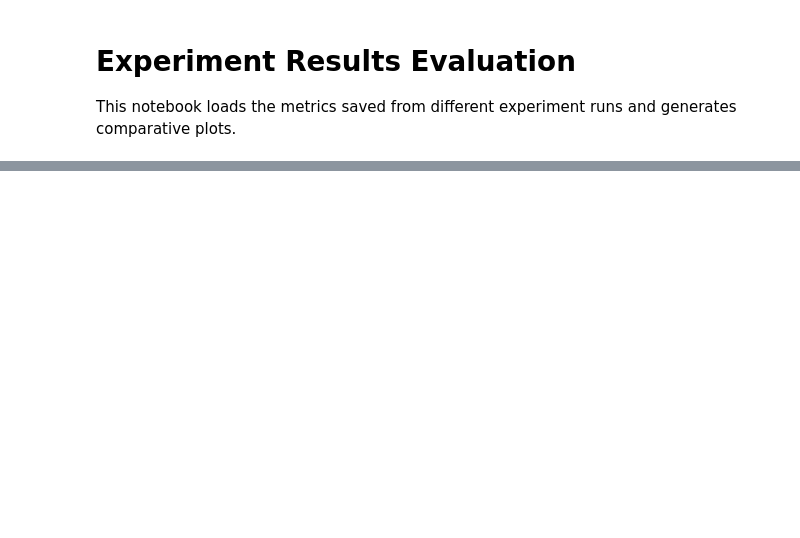
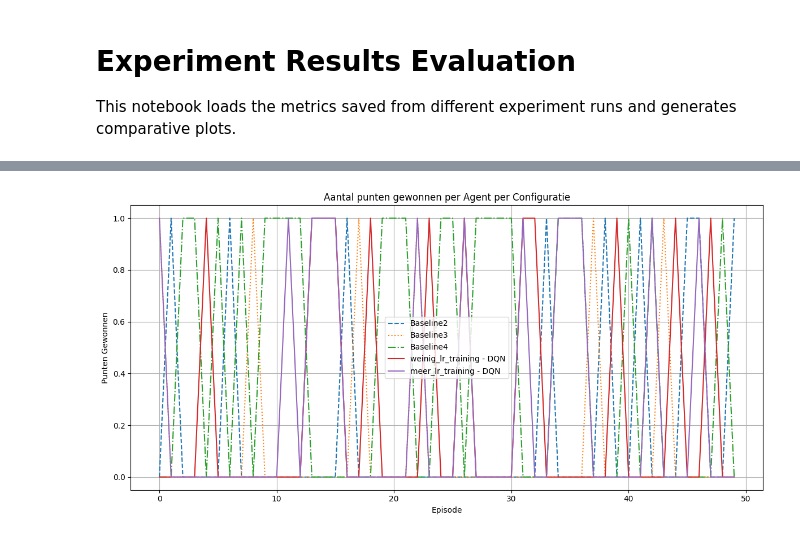
Before and after one commit to markolie20/autonomous_3, a Jupyter notebook: notebooks/evaluation_notebook.ipynb, the cells around one changed output, grey strips where cells are left out. Drawn from its saved outputs; the diff is of its cells as text; code cells hidden in the pictures; blank space fills up the shorter version.

```diff
--- a/notebooks/evaluation_notebook.ipynb
+++ b/notebooks/evaluation_notebook.ipynb
@@ -72,0 +135,23 @@ You can also load data for specific experiments and call plotting functions indi
+# %%
+import matplotlib.pyplot as plt
+
+plt.figure(figsize=(12, 6))
+
+baseline_df = list(dataframes_training.values())[0]
+
+plt.plot(baseline_df['episode_id'], baseline_df['Agent2_Baseline_points_won'], linestyle='--', label='Baseline2')
+plt.plot(baseline_df['episode_id'], baseline_df['Agent3_Baseline_points_won'], linestyle=':', label='Baseline3')
+plt.plot(baseline_df['episode_id'], baseline_df['Agent4_Baseline_points_won'], linestyle='-.', label='Baseline4')
+
+for label, df in dataframes_training.items():
+    plt.plot(df['episode_id'], df['Agent1_DQN_points_won'], label=f'{label} - DQN')
+
+plt.title("Aantal punten gewonnen per Agent per Configuratie")
+plt.xlabel("Episode")
+plt.ylabel("Punten Gewonnen")
+plt.legend()
+plt.grid(True)
+plt.tight_layout()
+plt.show()
+# %% [output]
+[figure, added]
```
Also changed, not shown: parts of 12 cells of this notebook, 9 other files.
